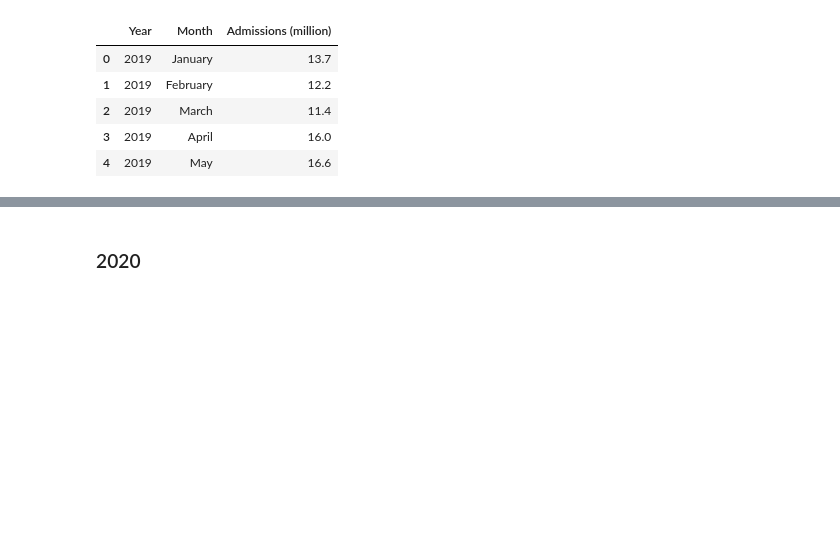
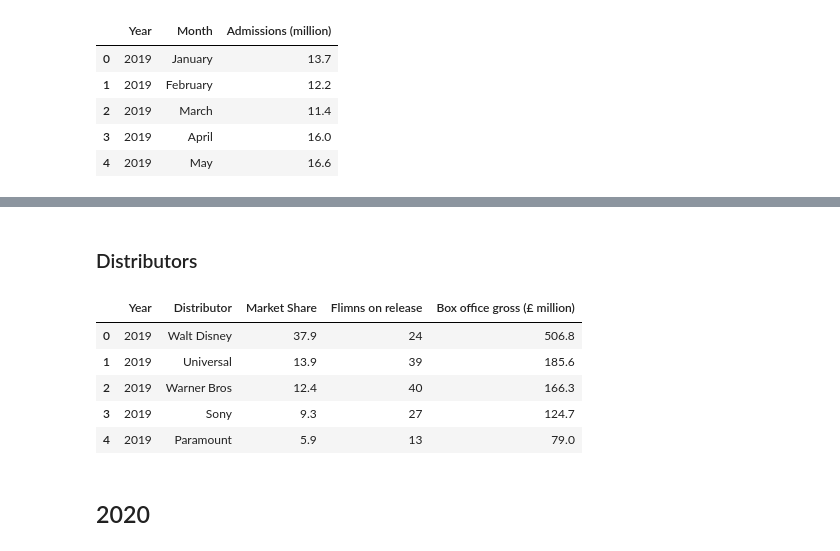
Before and after one commit to AJ-Horch/grounded_data_analyst, a Jupyter notebook: covidmoviesclean.ipynb, the cells around one changed output, grey strips where cells are left out. Cells and saved outputs as stored; diff of their text form; code cells hidden in the pictures; blank space fills up the shorter version.

```diff
--- a/covidmoviesclean.ipynb
+++ b/covidmoviesclean.ipynb
@@ -359,5 +392,26 @@ admissions_2019.head()
+# %% [markdown]
+### Distributors
+# %%
+distributors_2019 = (
+    tables_2019[3] # select the thrid table
+    .drop(index=[10]) # drop totals except the row totalling 'others'
+)
+
+distributors_2019.insert(0, "Year", 2019)
+
+distributors_2019.columns = ["Year", "Distributor", "Market Share", "Flimns on release", "Box office gross (£ million)"]
+
+distributors_2019.head()
+# %% [output]
+|  | Year | Distributor | Market Share | Flimns on release | Box office gross (£ million) |
+| 0 | 2019 | Walt Disney | 37.9 | 24 | 506.8 |
+| 1 | 2019 | Universal | 13.9 | 39 | 185.6 |
+| 2 | 2019 | Warner Bros | 12.4 | 40 | 166.3 |
+| 3 | 2019 | Sony | 9.3 | 27 | 124.7 |
+| 4 | 2019 | Paramount | 5.9 | 13 | 79.0 |
 # %% [markdown]
-### 2020
+
+## 2020
 # %%
 tables_2020 = extract_tables("/content/drive/MyDrive/year 29/Data Science /notebooks/solve_any_data_analysis_problem/project_4/pdf_files_notebook/2021 - BFI Statistical Yearbook 2021 - 24979.pdf", pages=[10,35,60])
 # %% [output]
```
Also changed, not shown: parts of 20 cells of this notebook.
